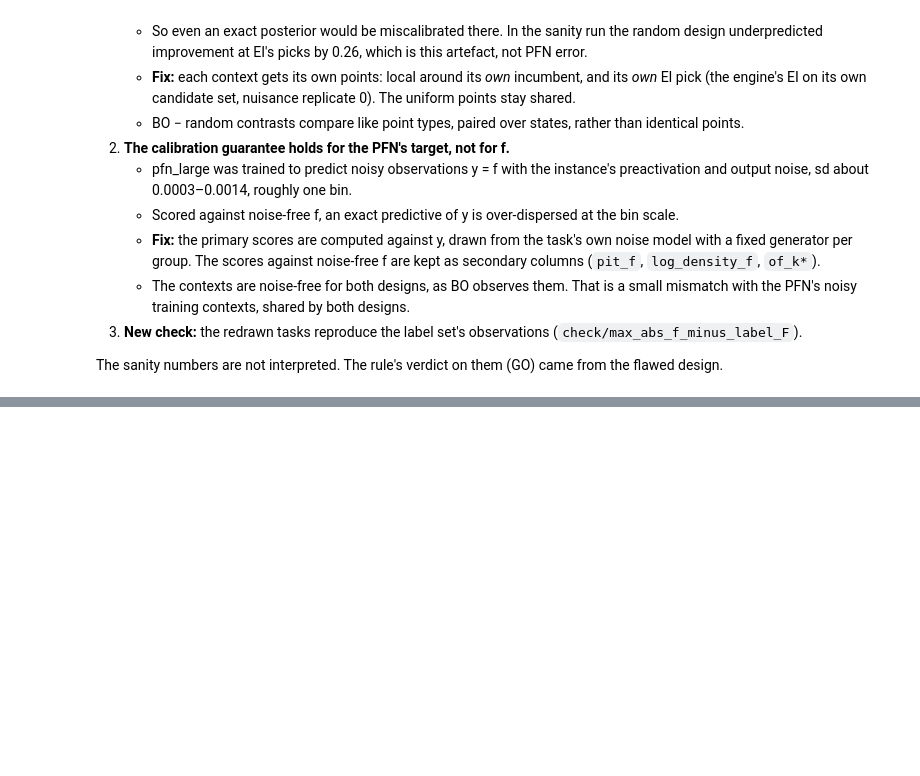
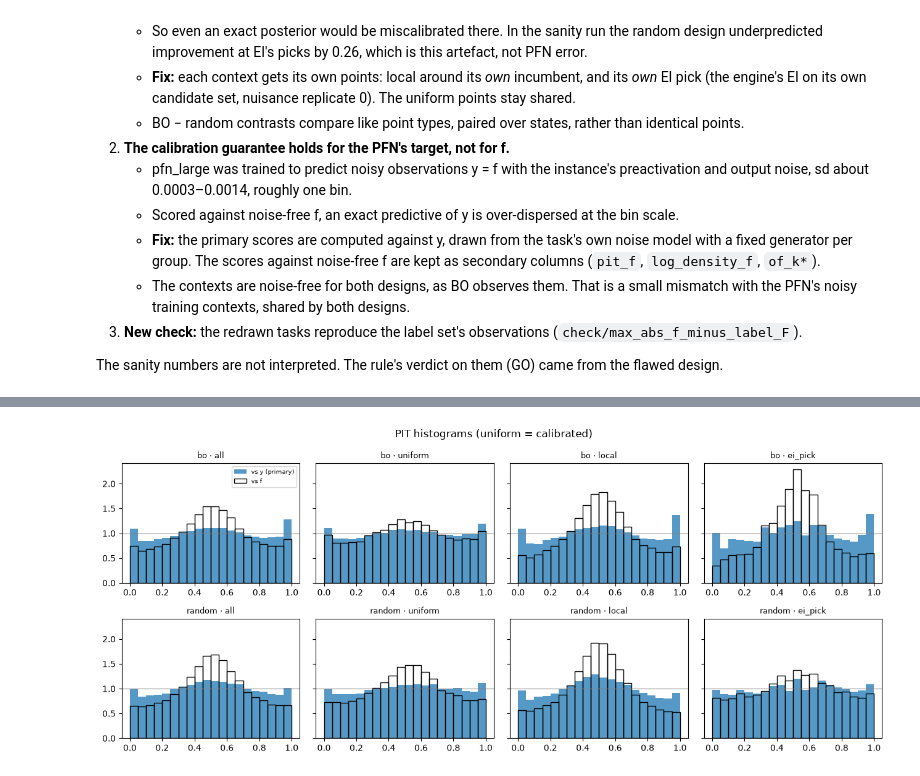
Before and after one commit to timruhkopf/anytime-acquisition, a Jupyter notebook: notebooks/10_2026-11-12_pfn_bo_inference.ipynb, the cells around one changed output, grey strips where cells are left out. Drawn from its saved outputs; the diff is of its cells as text; code cells hidden in the pictures; blank space fills up the shorter version.

Commit message:
pfn_bo_inference pilot: notebook 10 executed, Observations, log §2
Co-Authored-By: Claude Opus 5.5 <noreply@anthropic.com>

```diff
--- a/notebooks/10_2026-11-12_pfn_bo_inference.ipynb
+++ b/notebooks/10_2026-11-12_pfn_bo_inference.ipynb
@@ -108,8 +108,14 @@ The sanity run (`results/pfn_bo_inference/sanity_20261112-083250`, 200 states, c
 
 The sanity numbers are not interpreted. The rule's verdict on them (GO) came from the flawed design.
 # %%
-from anytime_acq.analysis import load_snapshot, paired_diff, show_header, summarize
+import matplotlib.pyplot as plt
+import numpy as np
+import pandas as pd
 
-SNAPSHOT = "results/pfn_bo_inference/<sweep_id>"  # set after `just snapshot runs/pfn_bo_inference/<sweep_id>`
+from anytime_acq.analysis import load_snapshot, show_header
+from anytime_acq.analysis.inference import calibrated, inference_verdict, miscalibrated
+from anytime_acq.experimental.probes import within_spearman
+
+SNAPSHOT = "results/pfn_bo_inference/pilot_20261112-084114"
 snap = load_snapshot(SNAPSHOT)
 show_header(snap)  # how it was run + configuration, generated from the snapshot
@@ -124,0 +183,12 @@ The GO / NO-GO criterion from the description, evaluated, in one line. Record it
+# %%
+runs = snap.runs
+print("member status:", runs.status.value_counts().to_dict())
+S = runs.iloc[0]
+print("seconds:", {k: round(float(S[k]), 1) for k in runs.columns if k.startswith("time/")})
+print("states:", int(S["n_states"]), "| points:", int(S["n_points"]),
+      "| redrawn tasks reproduce the labels' F, max |diff|:", float(S["check/max_abs_f_minus_label_F"]))
+St = snap.table("states")
+cal, con, strata, cands = snap.table("calibration"), snap.table("contrasts"), snap.table("strata"), snap.table("cands")
+hist, relia, by_t, by_s = snap.table("pit_hist"), snap.table("reliability"), snap.table("by_t"), snap.table("by_stratum")
+KS = sorted(relia.k.unique().tolist())
+display(St.stratum.value_counts().rename("states per gap stratum").to_frame().T)
@@ -124,0 +249,15 @@ The GO / NO-GO criterion from the description, evaluated, in one line. Record it
+# %%
+fig, axes = plt.subplots(2, 4, figsize=(13, 5.5), sharey=True)
+for i, des in enumerate(("bo", "random")):
+    for j, pt in enumerate(("all", "uniform", "local", "ei_pick")):
+        ax = axes[i, j]
+        for target, kw in (("y", dict(alpha=0.75, label="vs y (primary)")), ("f", dict(fill=False, edgecolor="k", label="vs f"))):
+            h = hist[(hist.design == des) & (hist.ptype == pt) & (hist.target == target)].sort_values("bin")
+            ax.bar(h["bin"] / 20 + 0.025, h.density, width=0.05, **kw)
+        ax.axhline(1, color="grey", lw=0.8)
+        ax.set_title(f"{des} · {pt}", fontsize=9)
+axes[0, 0].legend(fontsize=7)
+fig.suptitle("PIT histograms (uniform = calibrated)")
+plt.tight_layout()
+# %% [output]
+[figure, added]
```
Also changed, not shown: parts of 18 cells of this notebook, 17 other files.
